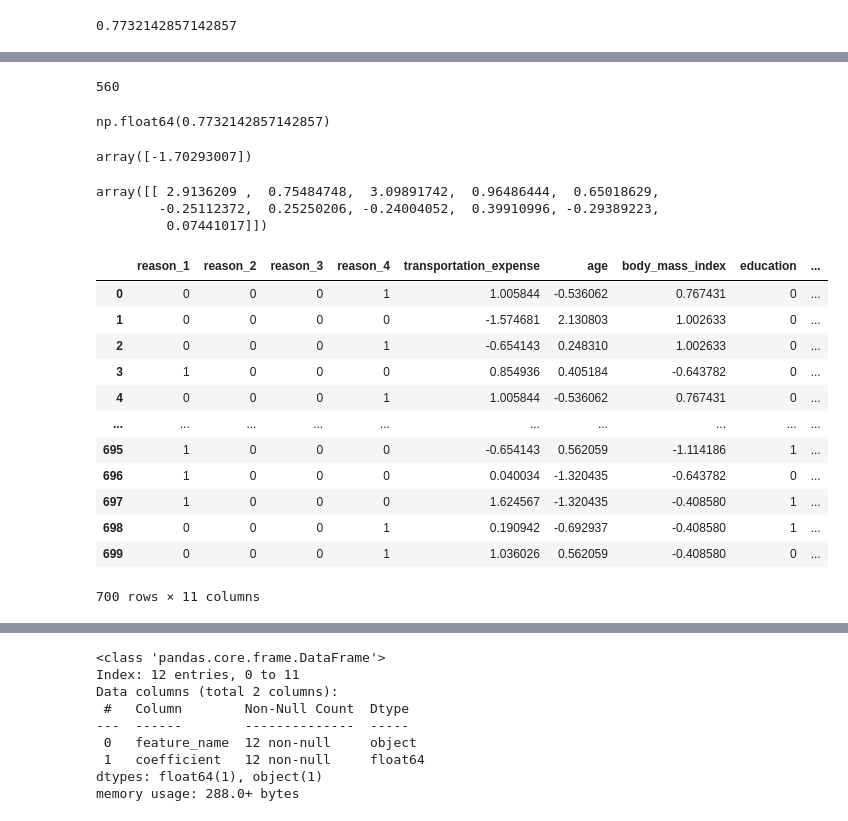
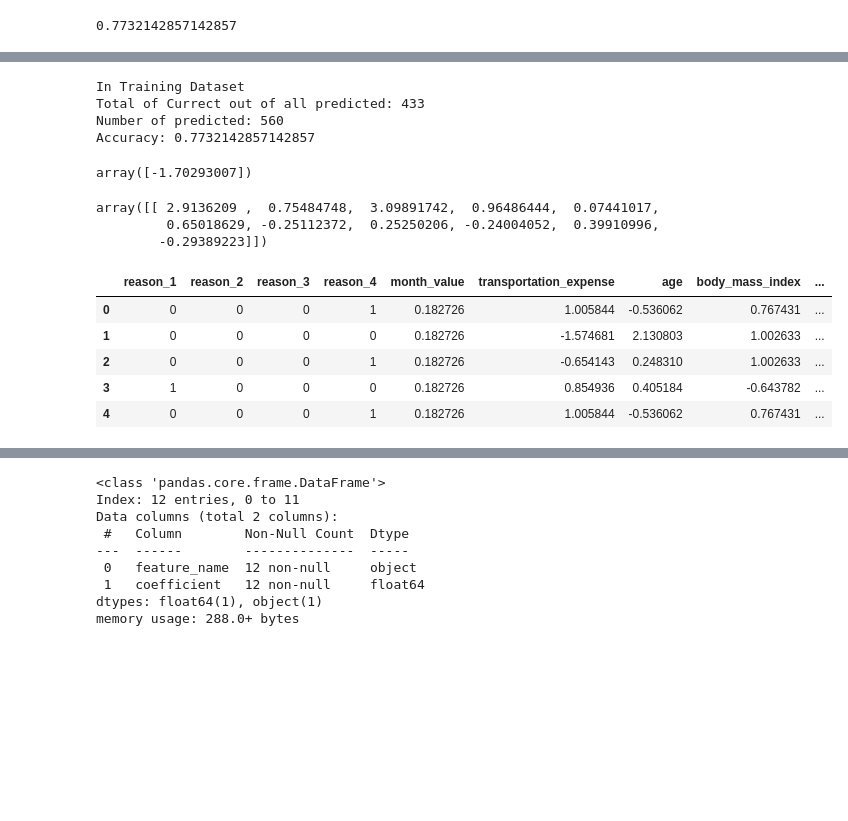
Before and after one commit to PichSereyVathanak/absenteeism_Analysis, a Jupyter notebook: notebook/2_machine_learning.ipynb, the cells around one changed output, grey strips where cells are left out. Drawn from its saved outputs; the diff is of its cells as text; code cells hidden in the pictures; blank space fills up the shorter version.

```diff
--- a/notebook/2_machine_learning.ipynb
+++ b/notebook/2_machine_learning.ipynb
@@ -192,5 +172,3 @@ scaled_inputs.shape
 # %%
 #split the data into training and testing
 from sklearn.model_selection import train_test_split
-# %%
-train_test_split(scaled_inputs, targets)
@@ -303,11 +207,14 @@ np.int64(433)
-# %%
-model_outputs.shape[0]
-# %% [output]
-560
-# %%
-np.sum(model_outputs == y_train) / model_outputs.shape[0]
-# %% [output]
-np.float64(0.7732142857142857)
+# %%
+#mentually calculate the accuracy of the model
+print('In Training Dataset')
+print(f'Total of Currect out of all predicted: {np.sum(model_outputs == y_train)}')
+print(f'Number of predicted: {model_outputs.shape[0]}')
+print(f'Accuracy: {np.sum(model_outputs == y_train) / model_outputs.shape[0]}')
+# %% [output]
+In Training Dataset
+Total of Currect out of all predicted: 433
+Number of predicted: 560
+Accuracy: 0.7732142857142857
 # %%
 #finding the intercept and coefficient
 reg.intercept_
@@ -318,25 +225,18 @@ array([-1.70293007])
 reg.coef_
 #the x of each features
 # %% [output]
-array([[ 2.9136209 ,  0.75484748,  3.09891742,  0.96486444,  0.65018629,
-        -0.25112372,  0.25250206, -0.24004052,  0.39910996, -0.29389223,
-         0.07441017]])
+array([[ 2.9136209 ,  0.75484748,  3.09891742,  0.96486444,  0.07441017,
+         0.65018629, -0.25112372,  0.25250206, -0.24004052,  0.39910996,
+        -0.29389223]])
 # %%
-scaled_inputs
+scaled_inputs.head()
 # %% [output]
-|  | reason_1 | reason_2 | reason_3 | reason_4 | transportation_expense | age | body_mass_index | education | ... |
-| 0 | 0 | 0 | 0 | 1 | 1.005844 | -0.536062 | 0.767431 | 0 | ... |
-| 1 | 0 | 0 | 0 | 0 | -1.574681 | 2.130803 | 1.002633 | 0 | ... |
-| 2 | 0 | 0 | 0 | 1 | -0.654143 | 0.248310 | 1.002633 | 0 | ... |
-| 3 | 1 | 0 | 0 | 0 | 0.854936 | 0.405184 | -0.643782 | 0 | ... |
-| 4 | 0 | 0 | 0 | 1 | 1.005844 | -0.536062 | 0.767431 | 0 | ... |
-| ... | ... | ... | ... | ... | ... | ... | ... | ... | ... |
-| 695 | 1 | 0 | 0 | 0 | -0.654143 | 0.562059 | -1.114186 | 1 | ... |
-| 696 | 1 | 0 | 0 | 0 | 0.040034 | -1.320435 | -0.643782 | 0 | ... |
-| 697 | 1 | 0 | 0 | 0 | 1.624567 | -1.320435 | -0.408580 | 1 | ... |
-| 698 | 0 | 0 | 0 | 1 | 0.190942 | -0.692937 | -0.408580 | 1 | ... |
-| 699 | 0 | 0 | 0 | 1 | 1.036026 | 0.562059 | -0.408580 | 0 | ... |
+|  | reason_1 | reason_2 | reason_3 | reason_4 | month_value | transportation_expense | age | body_mass_index | ... |
+| 0 | 0 | 0 | 0 | 1 | 0.182726 | 1.005844 | -0.536062 | 0.767431 | ... |
+| 1 | 0 | 0 | 0 | 0 | 0.182726 | -1.574681 | 2.130803 | 1.002633 | ... |
+| 2 | 0 | 0 | 0 | 1 | 0.182726 | -0.654143 | 0.248310 | 1.002633 | ... |
+| 3 | 1 | 0 | 0 | 0 | 0.182726 | 0.854936 | 0.405184 | -0.643782 | ... |
+| 4 | 0 | 0 | 0 | 1 | 0.182726 | 1.005844 | -0.536062 | 0.767431 | ... |
-700 rows × 11 columns
 # %%
 #get the features name
 feature_name = unscaled_inputs.columns.values
```
Also changed, not shown: parts of 29 cells of this notebook, 11 other files.
